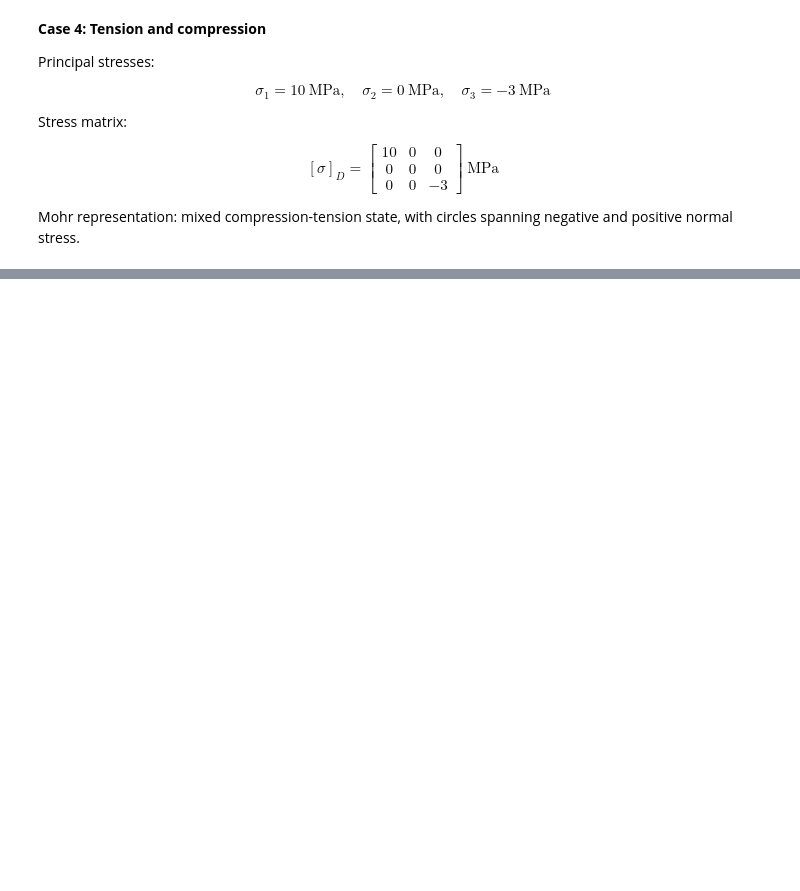
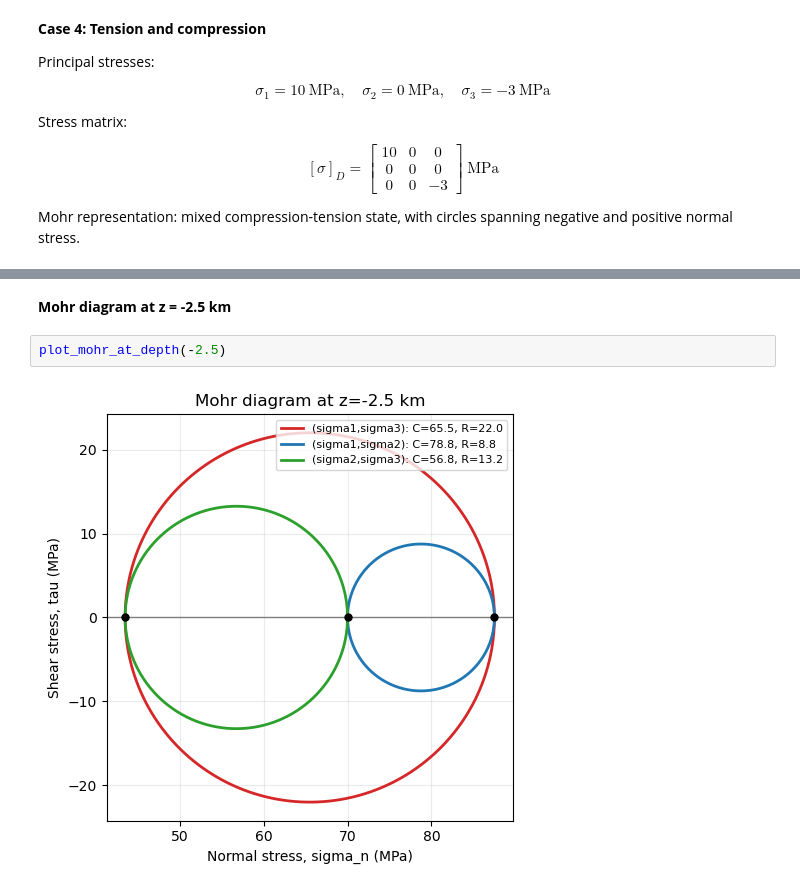
Before and after one commit to nandanajihha/Geomechanics-Q3, a Jupyter notebook: Exercise #2 - 18 February 2026.ipynb, the cells around one changed output, grey strips where cells are left out. Saved outputs shown, nothing was run; the diff lists cells and outputs as text; blank space fills up the shorter version.

```diff
--- a/Exercise #2 - 18 February 2026.ipynb
+++ b/Exercise #2 - 18 February 2026.ipynb
@@ -407,0 +530,6 @@ Contrainte de cisaillement τ = 2.60 MPa
+# %% [markdown]
+**Mohr diagram at z = -2.5 km**
+# %%
+plot_mohr_at_depth(-2.5)
+# %% [output]
+[figure, added]
```
Also changed, not shown: parts of 24 cells of this notebook, 3 other files.
